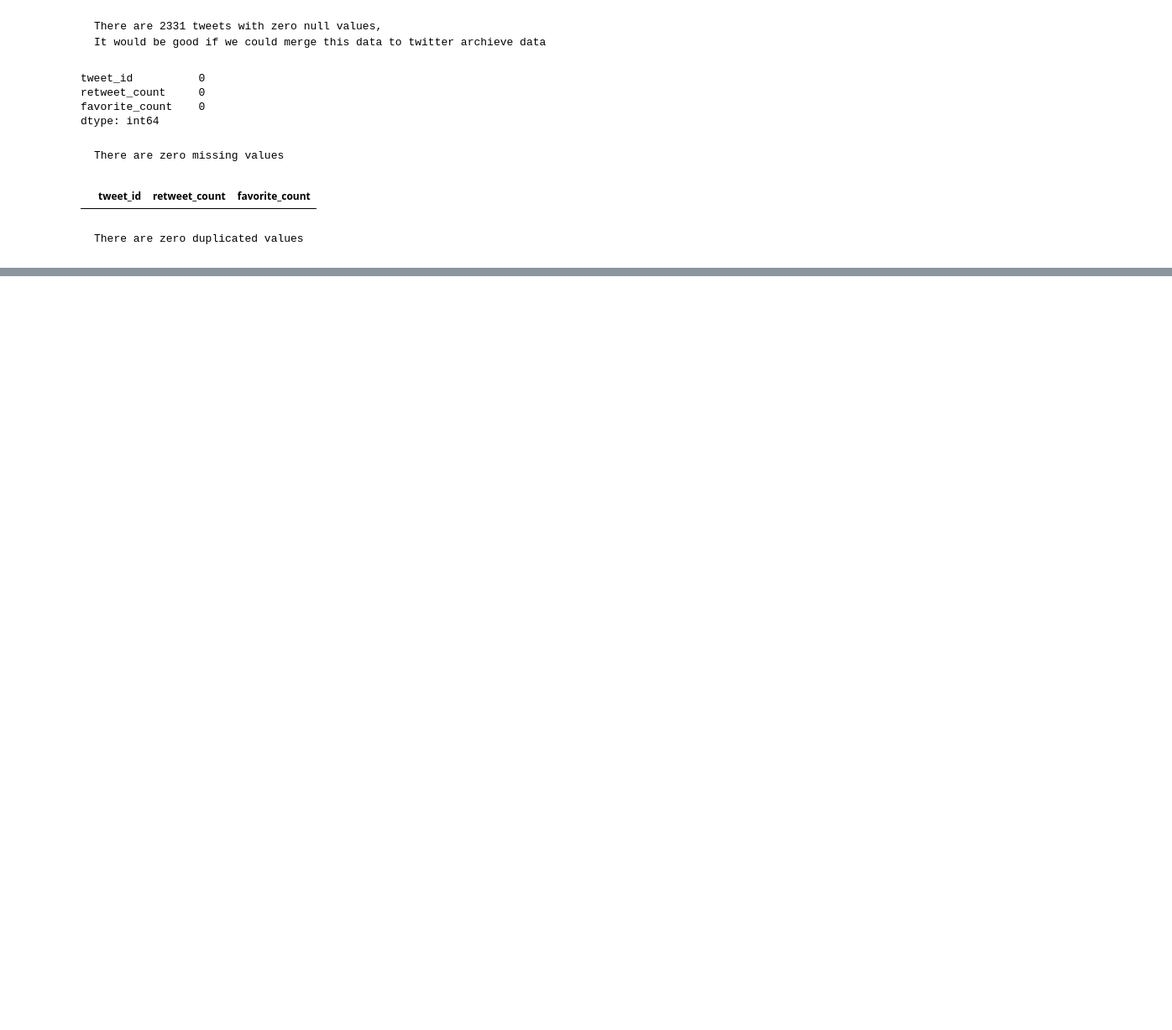
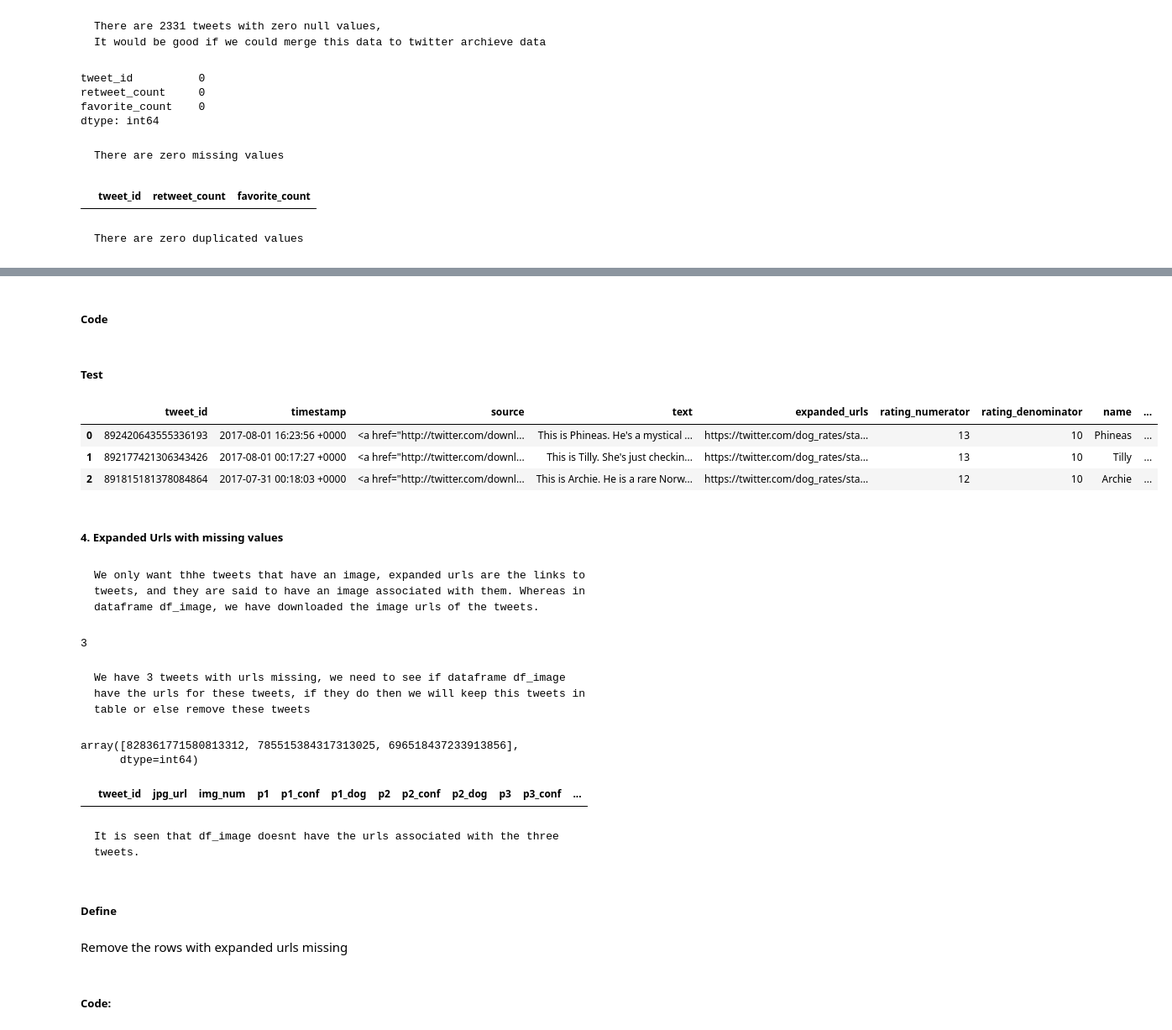
Before and after one commit to Sibin-Sibi/We_rate_dogs_tweepy, a Jupyter notebook: Twitter_analysis.ipynb, the cells around one changed output, grey strips where cells are left out. Shown: that part at 84% size. Saved outputs shown, nothing was run; the diff lists cells and outputs as text; code cells hidden in the pictures; blank space fills up the shorter version.

Commit message:
Dataset is cleaned

```diff
--- a/Twitter_analysis.ipynb
+++ b/Twitter_analysis.ipynb
@@ -372,0 +486,5 @@ df_info_json[df_info_json.tweet_id.duplicated()]
+# %%
+df_twitter_clean['stage'] = df_twitter_clean.doggo + df_twitter_clean.floofer + df_twitter_clean.pupper + df_twitter_clean.puppo
+df_twitter_clean.loc[df_twitter_clean.stage == 'doggopupper', 'stage'] = 'doggo, pupper'
+df_twitter_clean.loc[df_twitter_clean.stage == 'doggopuppo', 'stage'] = 'doggo, puppo'
+df_twitter_clean.loc[df_twitter_clean.stage == 'doggofloofer', 'stage'] = 'doggo, floofer'
@@ -372,0 +507,2 @@ df_info_json[df_info_json.tweet_id.duplicated()]
+# %%
+df_twitter_clean.replace("",np.nan,inplace = True)
@@ -372,0 +529,3 @@ df_info_json[df_info_json.tweet_id.duplicated()]
+# %%
+col = ['doggo','puppo','floofer','pupper']
+df_twitter_clean.drop(col, axis = 1, inplace = True)
@@ -372,0 +559,24 @@ df_info_json[df_info_json.tweet_id.duplicated()]
+# %% [markdown]
+##### Code
+# %%
+col = ['retweeted_status_id','retweeted_status_user_id','retweeted_status_timestamp','in_reply_to_status_id','in_reply_to_user_id']
+df_twitter_clean.drop(col, axis = 1, inplace = True)
+# %% [markdown]
+##### Test
+# %%
+df_twitter_clean.head(3)
+# %% [output]
+|  | tweet_id | timestamp | source | text | expanded_urls | rating_numerator | rating_denominator | name | ... |
+| 0 | 892420643555336193 | 2017-08-01 16:23:56 +0000 | <a href="http://twitter.com/downl... | This is Phineas. He's a mystical ... | https://twitter.com/dog_rates/sta... | 13 | 10 | Phineas | ... |
+| 1 | 892177421306343426 | 2017-08-01 00:17:27 +0000 | <a href="http://twitter.com/downl... | This is Tilly. She's just checkin... | https://twitter.com/dog_rates/sta... | 13 | 10 | Tilly | ... |
+| 2 | 891815181378084864 | 2017-07-31 00:18:03 +0000 | <a href="http://twitter.com/downl... | This is Archie. He is a rare Norw... | https://twitter.com/dog_rates/sta... | 12 | 10 | Archie | ... |
+# %% [markdown]
+##### 4. Expanded Urls with missing values
+# %% [markdown]
+    We only want thhe tweets that have an image, expanded urls are the links to tweets, and they are said to have an image associated with them. Whereas in dataframe df_image, we have downloaded the image urls of the tweets.
+# %%
+sum(df_twitter_clean.expanded_urls.isnull())
+# %% [output]
+3
+# %% [markdown]
+    We have 3 tweets with urls missing, we need to see if dataframe df_image have the urls for these tweets, if they do then we will keep this tweets in table or else remove these tweets
@@ -372,0 +586,5 @@ df_info_json[df_info_json.tweet_id.duplicated()]
+# %%
+df_twitter_x['tweet_id'].values
+# %% [output]
+array([828361771580813312, 785515384317313025, 696518437233913856],
+      dtype=int64)
@@ -372,0 +597,12 @@ df_info_json[df_info_json.tweet_id.duplicated()]
+# %%
+df_image_x
+# %% [output]
+|  | tweet_id | jpg_url | img_num | p1 | p1_conf | p1_dog | p2 | p2_conf | p2_dog | p3 | p3_conf | ... |
+# %% [markdown]
+    It is seen that df_image doesnt have the urls associated with the three tweets.
+# %% [markdown]
+##### Define
+# %% [markdown]
+Remove the rows with expanded urls missing
+# %% [markdown]
+##### Code:
```
Also changed, not shown: parts of 79 cells of this notebook.
